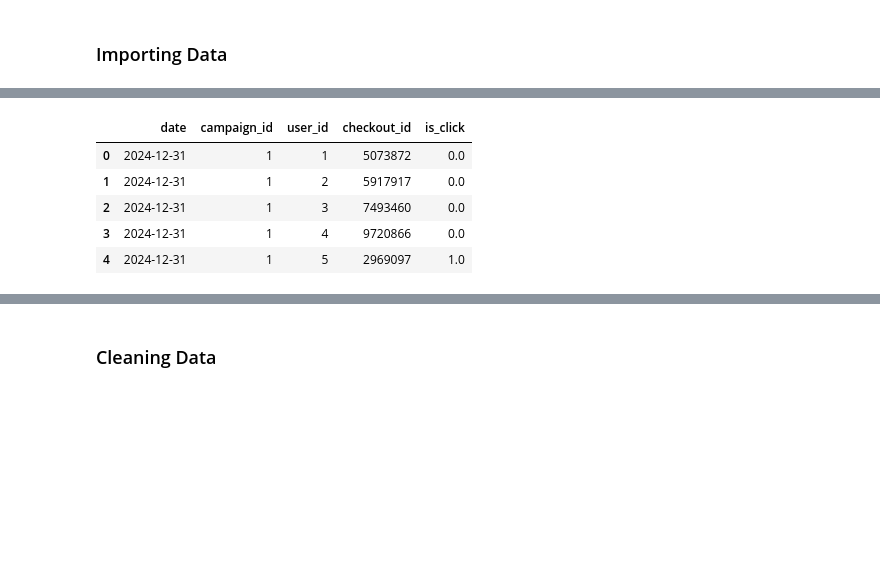
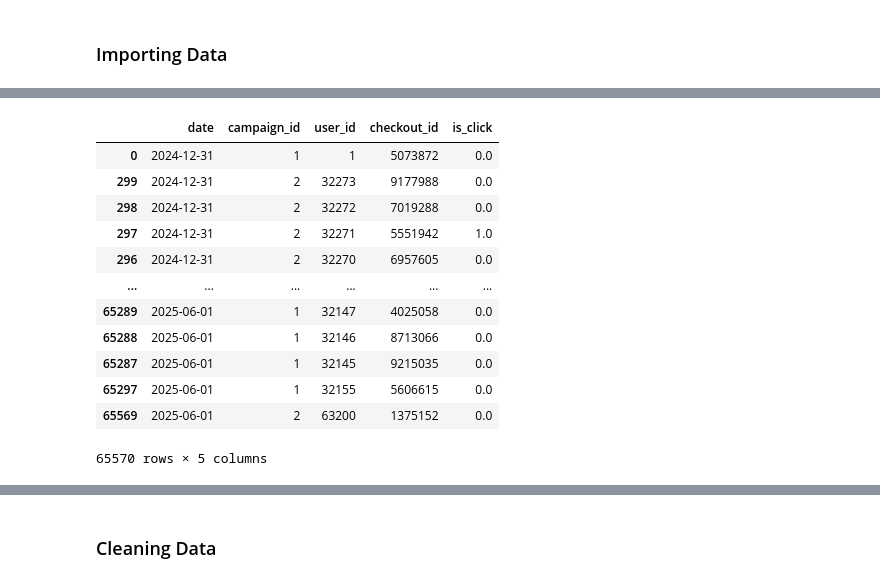
Before and after one commit to vandevee3/MarketingAnalysis, a Jupyter notebook: source/main.ipynb, the cells around one changed output, grey strips where cells are left out. Saved outputs shown, nothing was run; the diff lists cells and outputs as text; code cells hidden in the pictures; blank space fills up the shorter version.

```diff
--- a/source/main.ipynb
+++ b/source/main.ipynb
@@ -49,10 +56,17 @@ data_frames['campaign_budget'].head(5)
 # %%
-data_frames['campaign_result'].head(5)
+data_frames['campaign_result'].sort_values(by= 'date')
 # %% [output]
 |  | date | campaign_id | user_id | checkout_id | is_click |
 | 0 | 2024-12-31 | 1 | 1 | 5073872 | 0.0 |
-| 1 | 2024-12-31 | 1 | 2 | 5917917 | 0.0 |
-| 2 | 2024-12-31 | 1 | 3 | 7493460 | 0.0 |
-| 3 | 2024-12-31 | 1 | 4 | 9720866 | 0.0 |
-| 4 | 2024-12-31 | 1 | 5 | 2969097 | 1.0 |
+| 299 | 2024-12-31 | 2 | 32273 | 9177988 | 0.0 |
+| 298 | 2024-12-31 | 2 | 32272 | 7019288 | 0.0 |
+| 297 | 2024-12-31 | 2 | 32271 | 5551942 | 1.0 |
+| 296 | 2024-12-31 | 2 | 32270 | 6957605 | 0.0 |
+| ... | ... | ... | ... | ... | ... |
+| 65289 | 2025-06-01 | 1 | 32147 | 4025058 | 0.0 |
+| 65288 | 2025-06-01 | 1 | 32146 | 8713066 | 0.0 |
+| 65287 | 2025-06-01 | 1 | 32145 | 9215035 | 0.0 |
+| 65297 | 2025-06-01 | 1 | 32155 | 5606615 | 0.0 |
+| 65569 | 2025-06-01 | 2 | 63200 | 1375152 | 0.0 |
+65570 rows × 5 columns
 # %%
```
Also changed, not shown: parts of 7 cells of this notebook.
